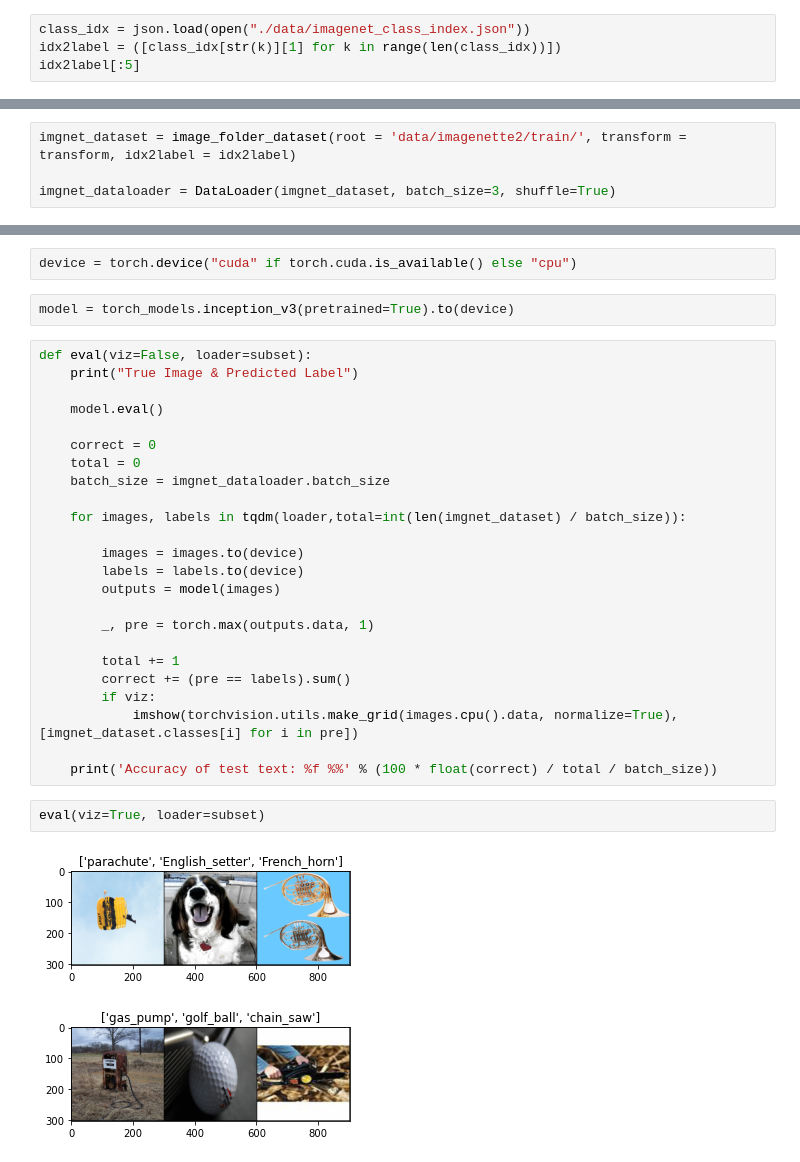
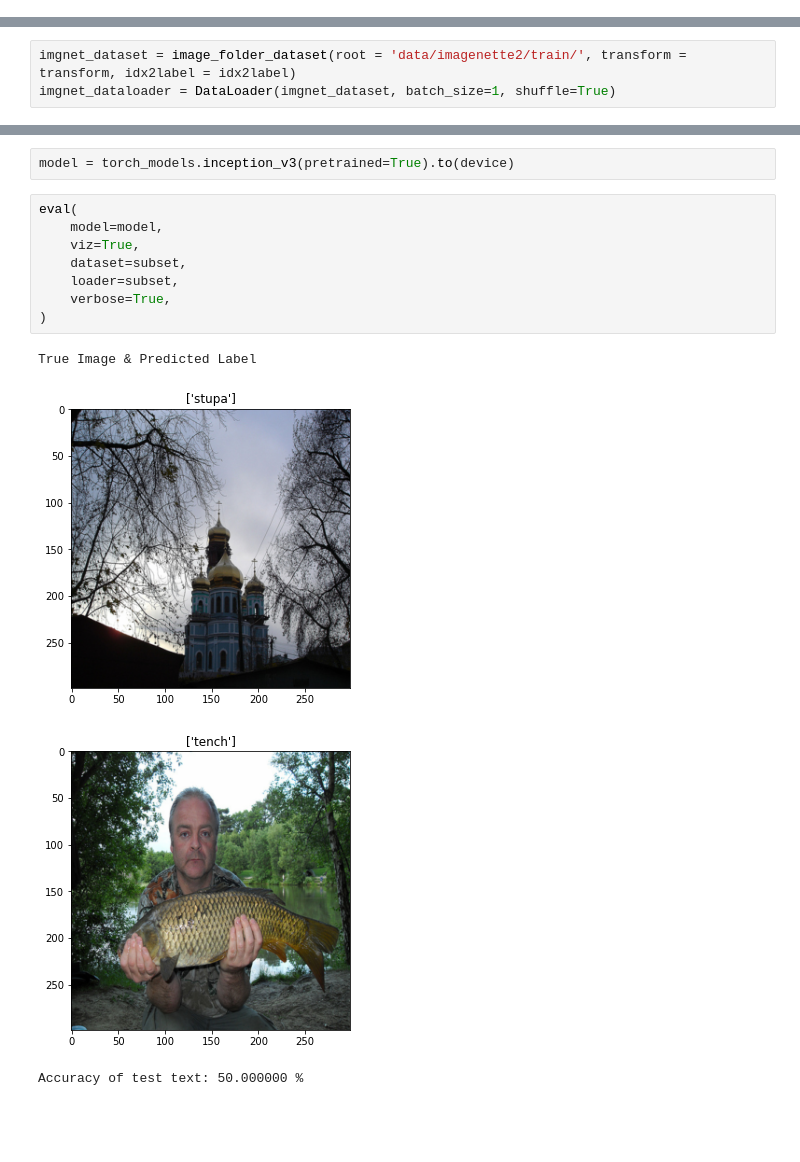
Before and after one commit to nhtlongcs/simple-adversarial-attack, a Jupyter notebook: FGSM_whitebox.ipynb, the cells around one changed output, grey strips where cells are left out. Cells and saved outputs as stored; diff of their text form; blank space fills up the shorter version.

```diff
--- a/FGSM_whitebox.ipynb
+++ b/FGSM_whitebox.ipynb
@@ -12,7 +17,3 @@ from utils import image_folder_dataset, imshow, get_list_from_dataloader
 # %%
 import matplotlib.pyplot as plt
 %matplotlib inline
-# %%
-class_idx = json.load(open("./data/imagenet_class_index.json"))
-idx2label = ([class_idx[str(k)][1] for k in range(len(class_idx))])
-idx2label[:5]
@@ -25,8 +24,7 @@ transform = transforms.Compose([
 ])
 # %%
 imgnet_dataset = image_folder_dataset(root = 'data/imagenette2/train/', transform = transform, idx2label = idx2label)
-
-imgnet_dataloader = DataLoader(imgnet_dataset, batch_size=3, shuffle=True)
+imgnet_dataloader = DataLoader(imgnet_dataset, batch_size=1, shuffle=True)
 # %%
 subset = get_list_from_dataloader(imgnet_dataloader,len = 2)
 for item in subset:
@@ -38,34 +36,16 @@ for item in subset:
-# %%
-device = torch.device("cuda" if torch.cuda.is_available() else "cpu")
 # %%
 model = torch_models.inception_v3(pretrained=True).to(device)
-# %%
-def eval(viz=False, loader=subset):
-    print("True Image & Predicted Label")
-
-    model.eval()
-
-    correct = 0
-    total = 0
-    batch_size = imgnet_dataloader.batch_size
-
-    for images, labels in tqdm(loader,total=int(len(imgnet_dataset) / batch_size)):
-
-        images = images.to(device)
-        labels = labels.to(device)
-        outputs = model(images)
-
-        _, pre = torch.max(outputs.data, 1)
-
-        total += 1
-        correct += (pre == labels).sum()
-        if viz:
-            imshow(torchvision.utils.make_grid(images.cpu().data, normalize=True), [imgnet_dataset.classes[i] for i in pre])
-
-    print('Accuracy of test text: %f %%' % (100 * float(correct) / total / batch_size))
 # %%
-eval(viz=True, loader=subset)
+eval(
+    model=model,
+    viz=True,
+    dataset=subset,
+    loader=subset,
+    verbose=True,
+)
 # %% [output]
+True Image & Predicted Label
-[figure, old version]
+[figure, new version]
-[figure, old version]
+[figure, new version]
+Accuracy of test text: 50.000000 %
 # %%
```
Also changed, not shown: parts of 9 cells of this notebook, 3 other files.
